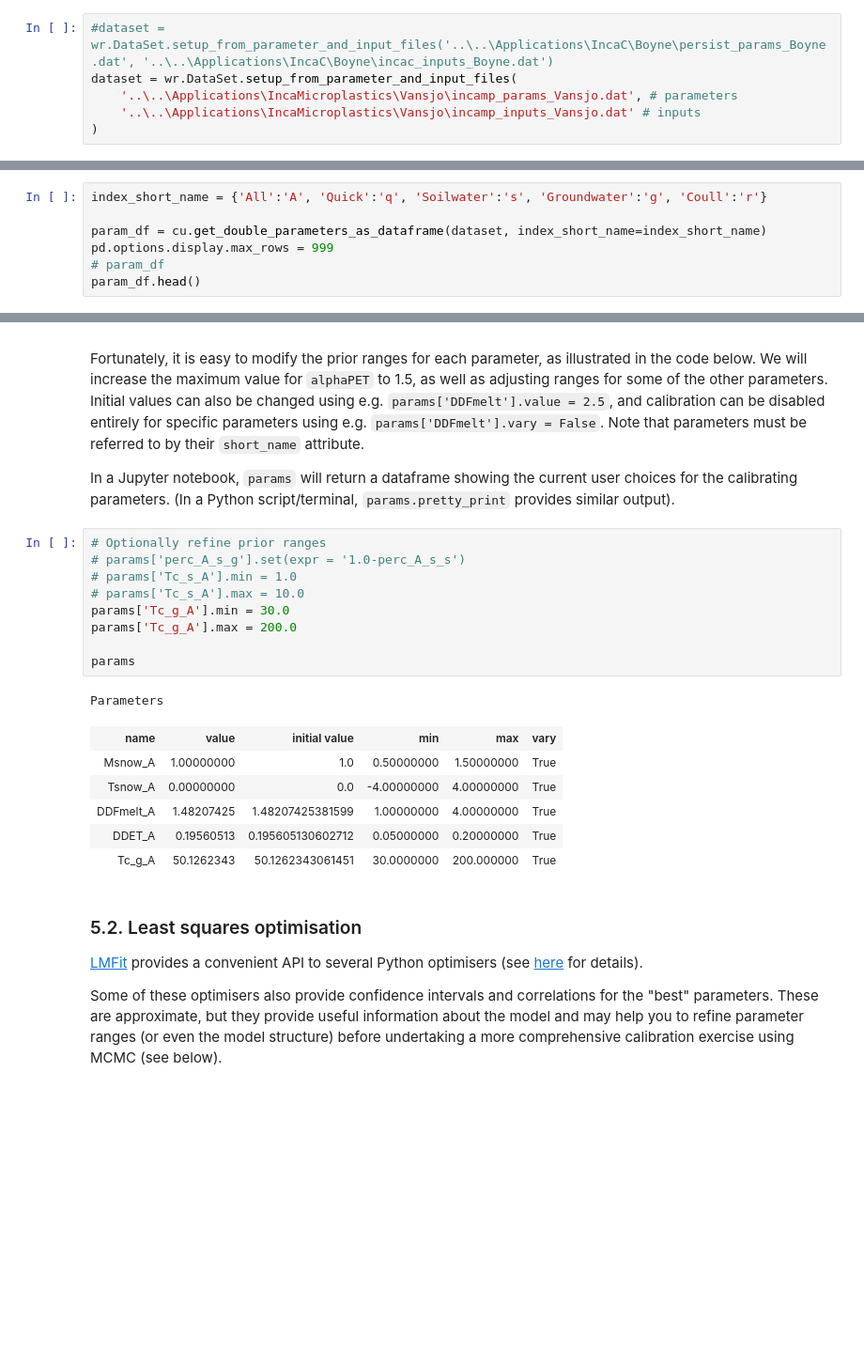
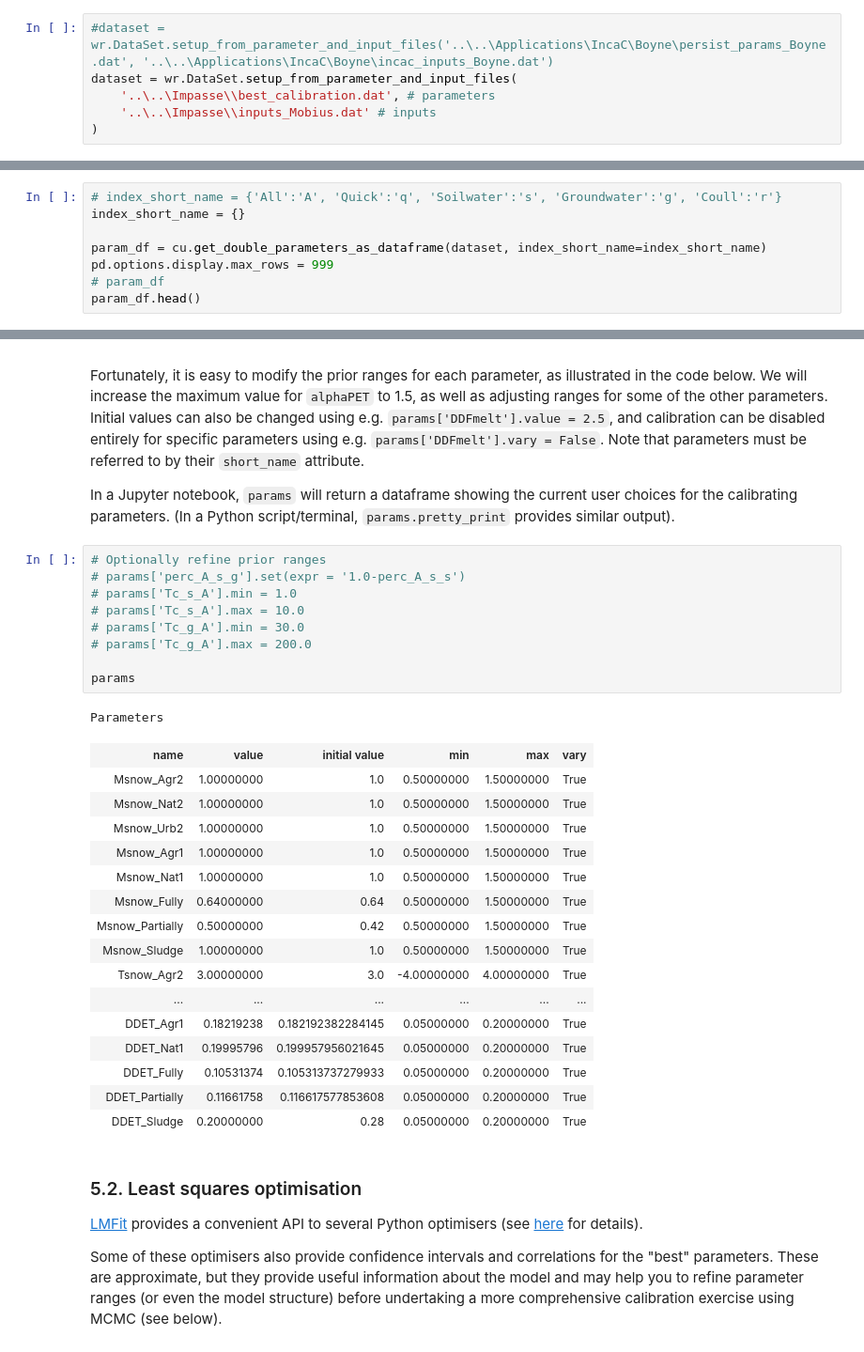
Before and after one commit to shengdong00/Mobius, a Jupyter notebook: PythonWrapper/INCA-Microplastics/calibration.ipynb, the cells around one changed output, grey strips where cells are left out. Shown at 94% size. Saved outputs shown, nothing was run; the diff lists cells and outputs as text; blank space fills up the shorter version.

```diff
--- a/PythonWrapper/INCA-Microplastics/calibration.ipynb
+++ b/PythonWrapper/INCA-Microplastics/calibration.ipynb
@@ -32,6 +32,6 @@ The Mobius repositiory contains example data from two catchments: the Tarland Bu
 # %%
 #dataset = wr.DataSet.setup_from_parameter_and_input_files('..\..\Applications\IncaC\Boyne\persist_params_Boyne.dat', '..\..\Applications\IncaC\Boyne\incac_inputs_Boyne.dat')
 dataset = wr.DataSet.setup_from_parameter_and_input_files(
-    '..\..\Applications\IncaMicroplastics\Vansjo\incamp_params_Vansjo.dat', # parameters
-    '..\..\Applications\IncaMicroplastics\Vansjo\incamp_inputs_Vansjo.dat' # inputs
+    '..\..\Impasse\\best_calibration.dat', # parameters
+    '..\..\Impasse\\inputs_Mobius.dat' # inputs
 )
@@ -72,7 +111,8 @@ In order to easily refer to model parameters in the subsequent code, and to faci
 
 **Note:** Short names for model parameters **must not** begin with `err_`, otherwise conflicts will arise with error terms used in the MCMC analysis (see section 6.2, below).
 # %%
-index_short_name = {'All':'A', 'Quick':'q', 'Soilwater':'s', 'Groundwater':'g', 'Coull':'r'}
+# index_short_name = {'All':'A', 'Quick':'q', 'Soilwater':'s', 'Groundwater':'g', 'Coull':'r'}
+index_short_name = {}
 
 param_df = cu.get_double_parameters_as_dataframe(dataset, index_short_name=index_short_name)
 pd.options.display.max_rows = 999
@@ -142,20 +186,30 @@ In a Jupyter notebook, `params` will return a dataframe showing the current user
 # %%
 # Optionally refine prior ranges
 # params['perc_A_s_g'].set(expr = '1.0-perc_A_s_s')
 # params['Tc_s_A'].min = 1.0
 # params['Tc_s_A'].max = 10.0
-params['Tc_g_A'].min = 30.0
-params['Tc_g_A'].max = 200.0
+# params['Tc_g_A'].min = 30.0
+# params['Tc_g_A'].max = 200.0
 
 params
 # %% [output]
 Parameters
 | name | value | initial value | min | max | vary |
-| Msnow_A | 1.00000000 | 1.0 | 0.50000000 | 1.50000000 | True |
-| Tsnow_A | 0.00000000 | 0.0 | -4.00000000 | 4.00000000 | True |
-| DDFmelt_A | 1.48207425 | 1.48207425381599 | 1.00000000 | 4.00000000 | True |
-| DDET_A | 0.19560513 | 0.195605130602712 | 0.05000000 | 0.20000000 | True |
-| Tc_g_A | 50.1262343 | 50.1262343061451 | 30.0000000 | 200.000000 | True |
+| Msnow_Agr2 | 1.00000000 | 1.0 | 0.50000000 | 1.50000000 | True |
+| Msnow_Nat2 | 1.00000000 | 1.0 | 0.50000000 | 1.50000000 | True |
+| Msnow_Urb2 | 1.00000000 | 1.0 | 0.50000000 | 1.50000000 | True |
+| Msnow_Agr1 | 1.00000000 | 1.0 | 0.50000000 | 1.50000000 | True |
+| Msnow_Nat1 | 1.00000000 | 1.0 | 0.50000000 | 1.50000000 | True |
+| Msnow_Fully | 0.64000000 | 0.64 | 0.50000000 | 1.50000000 | True |
+| Msnow_Partially | 0.50000000 | 0.42 | 0.50000000 | 1.50000000 | True |
+| Msnow_Sludge | 1.00000000 | 1.0 | 0.50000000 | 1.50000000 | True |
+| Tsnow_Agr2 | 3.00000000 | 3.0 | -4.00000000 | 4.00000000 | True |
+| ... | ... | ... | ... | ... | ... |
+| DDET_Agr1 | 0.18219238 | 0.182192382284145 | 0.05000000 | 0.20000000 | True |
+| DDET_Nat1 | 0.19995796 | 0.199957956021645 | 0.05000000 | 0.20000000 | True |
+| DDET_Fully | 0.10531374 | 0.105313737279933 | 0.05000000 | 0.20000000 | True |
+| DDET_Partially | 0.11661758 | 0.116617577853608 | 0.05000000 | 0.20000000 | True |
+| DDET_Sludge | 0.20000000 | 0.28 | 0.05000000 | 0.20000000 | True |
 # %% [markdown]
 ### 5.2. Least squares optimisation
 
```
Also changed, not shown: parts of 11 cells of this notebook, 3 other files.
